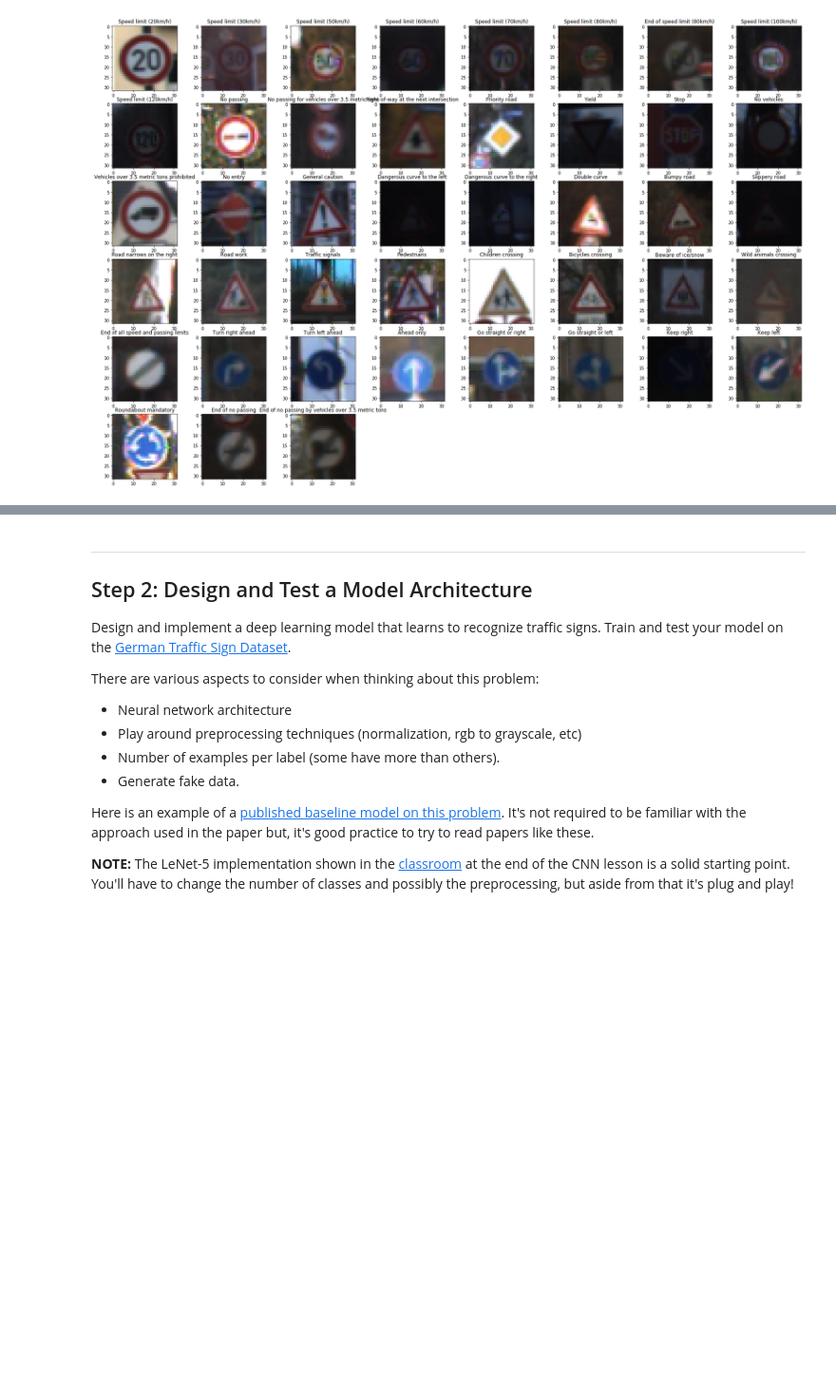
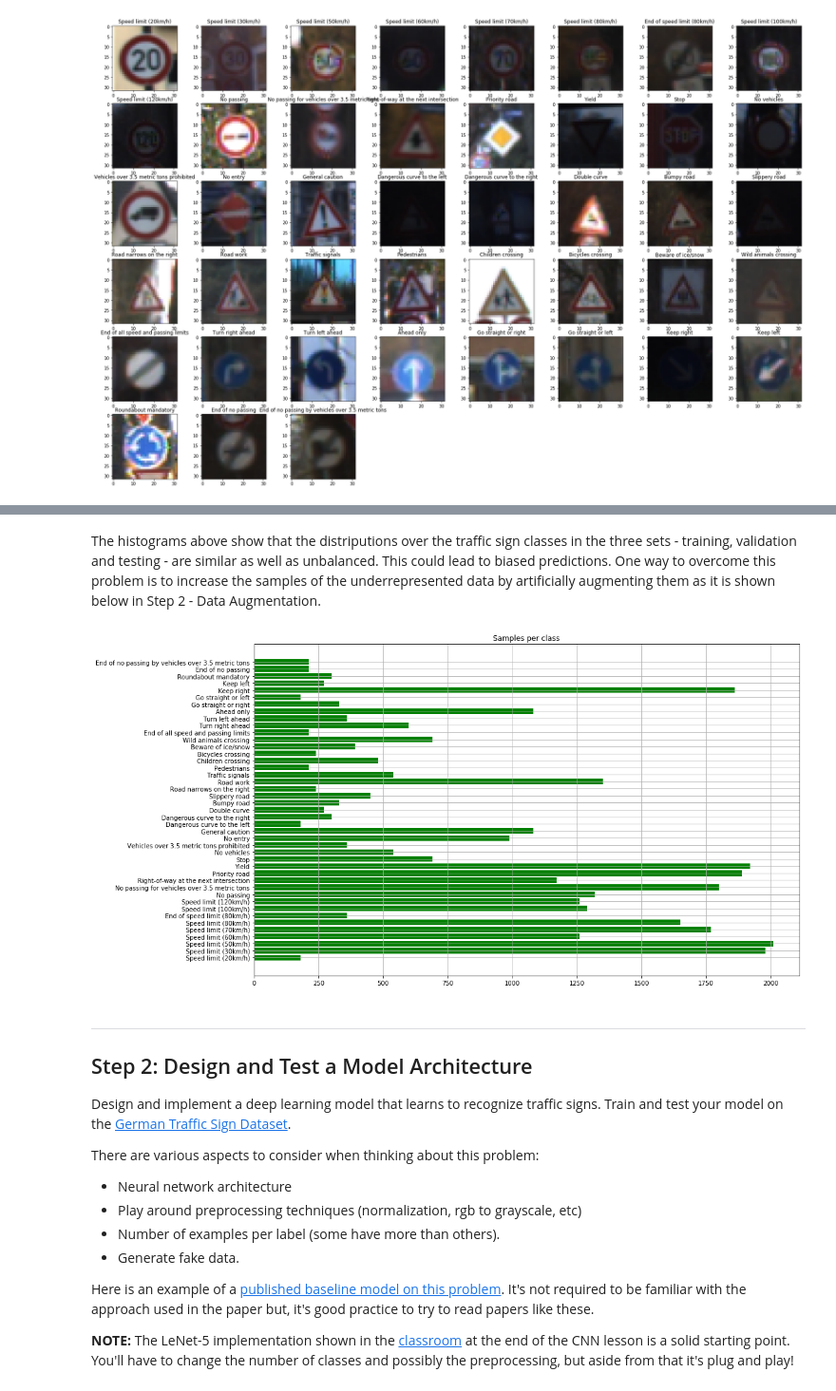
Before and after one commit to rudi77/sdc, a Jupyter notebook: project2/Traffic_Sign_Classifier.ipynb, the cells around one changed output, grey strips where cells are left out. Shown: that part at 95% size. Saved outputs shown, nothing was run; the diff lists cells and outputs as text; code cells hidden in the pictures; blank space fills up the shorter version.

```diff
--- a/project2/Traffic_Sign_Classifier.ipynb
+++ b/project2/Traffic_Sign_Classifier.ipynb
@@ -121,3 +124,15 @@ dplt.histogram(y_train, n_classes)
+# %% [markdown]
+The histograms above show that the distriputions over the traffic sign classes in the three sets - training, validation and testing - are similar as well as  unbalanced. This could lead to biased predictions. One way to overcome this problem is to increase the samples of the underrepresented data by artificially augmenting them as it is shown below in Step 2 - Data Augmentation.
+# %%
+# Shows the number of samples per class of the training set as a horizontal barchart.
+import data_helpers as dh
+
+samples_per_class = {key : len(indices) for key,indices in classes_dict.items()}
+
+dplt.set_plotsize(16,10)
+dplt.barchart(samples_per_class.values(), classes_set, 'Samples per class')
+# %% [output]
+[figure, added]
 # %% [markdown]
 ----
 
```
Also changed, not shown: parts of 17 cells of this notebook, 2 other files.
